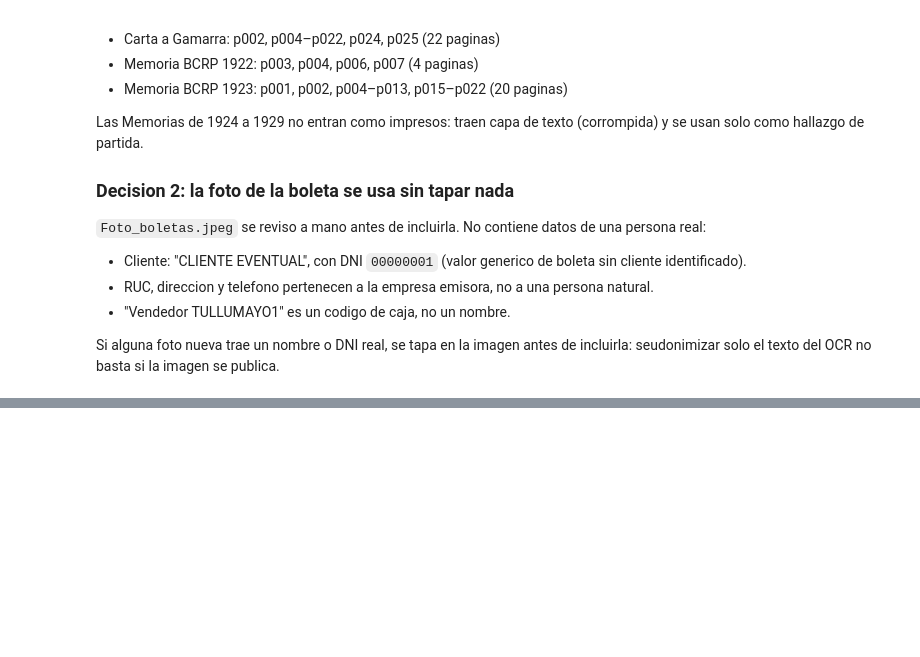
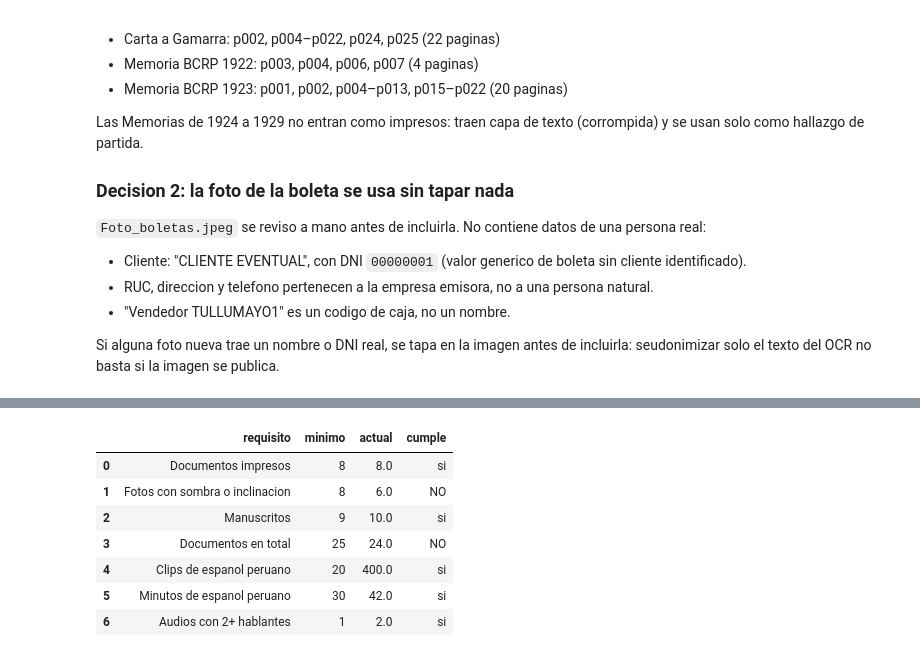
Before and after one commit to gabriela-pozo/Cursos, a Jupyter notebook: tarea_2/01_extraccion.ipynb, the cells around one changed output, grey strips where cells are left out. Saved outputs shown, nothing was run; the diff lists cells and outputs as text; code cells hidden in the pictures; blank space fills up the shorter version.

```diff
--- a/tarea_2/01_extraccion.ipynb
+++ b/tarea_2/01_extraccion.ipynb
@@ -60,0 +381,23 @@ seudonimizar solo el texto del OCR no basta si la imagen se publica.
+# %%
+# minimos del enunciado despues de la limpieza
+clips = trans[trans["id"].str.startswith("aud_pe")]
+minimos = pd.DataFrame([
+    ("Documentos impresos", 8, (docs["tipo"] == "impreso").sum()),
+    ("Fotos con sombra o inclinacion", 8, (docs["tipo"] == "foto").sum()),
+    ("Manuscritos", 9, (docs["tipo"] == "manuscrito").sum()),
+    ("Documentos en total", 25, len(docs)),
+    ("Clips de espanol peruano", 20, len(clips)),
+    ("Minutos de espanol peruano", 30, round(clips["segundos"].sum() / 60, 1)),
+    ("Audios con 2+ hablantes", 1, (trans["n_hablantes"].astype(int) >= 2).sum()),
+], columns=["requisito", "minimo", "actual"])
+minimos["cumple"] = np.where(minimos["actual"] >= minimos["minimo"], "si", "NO")
+minimos
+# %% [output]
+|  | requisito | minimo | actual | cumple |
+| 0 | Documentos impresos | 8 | 8.0 | si |
+| 1 | Fotos con sombra o inclinacion | 8 | 6.0 | NO |
+| 2 | Manuscritos | 9 | 10.0 | si |
+| 3 | Documentos en total | 25 | 24.0 | NO |
+| 4 | Clips de espanol peruano | 20 | 400.0 | si |
+| 5 | Minutos de espanol peruano | 30 | 42.0 | si |
+| 6 | Audios con 2+ hablantes | 1 | 2.0 | si |
```
Also changed, not shown: parts of 22 cells of this notebook, 9 other files.
